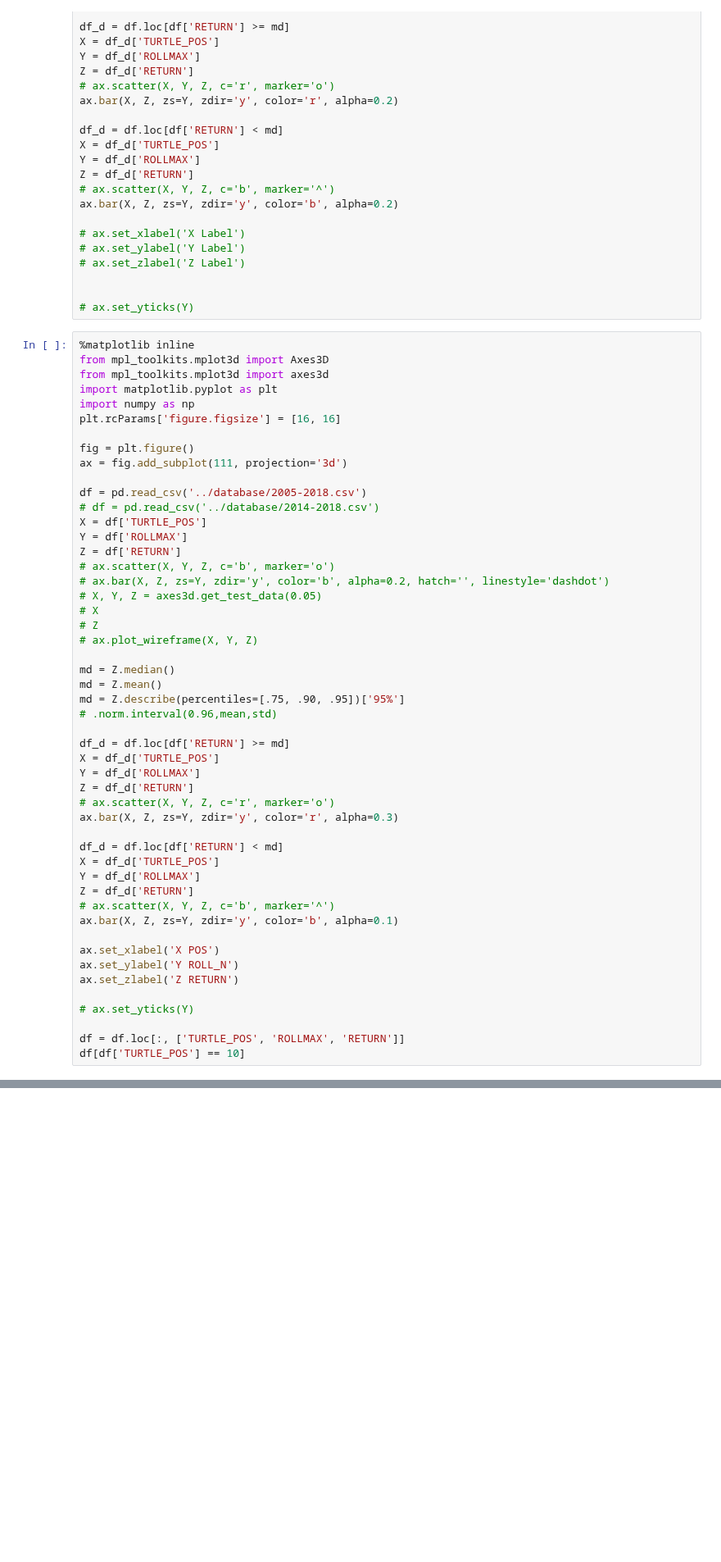
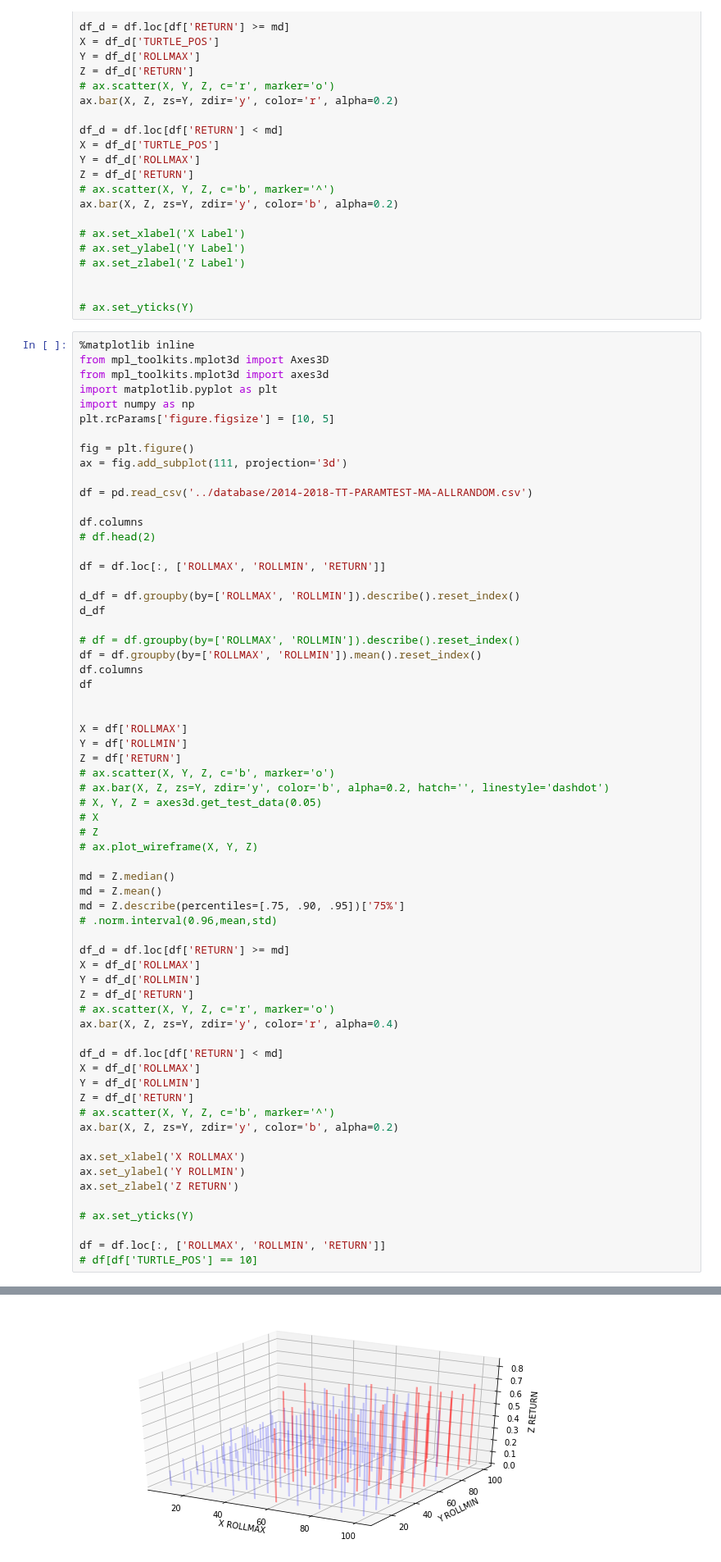
Before and after one commit to dxcv/ML4M, a Jupyter notebook: notebook/test.ipynb, the cells around one changed output, grey strips where cells are left out. Shown at 82% size. Cells and saved outputs as stored; diff of their text form; blank space fills up the shorter version.

```diff
--- a/notebook/test.ipynb
+++ b/notebook/test.ipynb
@@ -277,15 +277,29 @@ from mpl_toolkits.mplot3d import Axes3D
 from mpl_toolkits.mplot3d import axes3d
 import matplotlib.pyplot as plt
 import numpy as np
-plt.rcParams['figure.figsize'] = [16, 16]
+plt.rcParams['figure.figsize'] = [10, 5]
 
 fig = plt.figure()
 ax = fig.add_subplot(111, projection='3d')
 
-df = pd.read_csv('../database/2005-2018.csv')
-# df = pd.read_csv('../database/2014-2018.csv')
-X = df['TURTLE_POS']
-Y = df['ROLLMAX']
+df = pd.read_csv('../database/2014-2018-TT-PARAMTEST-MA-ALLRANDOM.csv')
+
+df.columns
+# df.head(2)
+
+df = df.loc[:, ['ROLLMAX', 'ROLLMIN', 'RETURN']]
+
+d_df = df.groupby(by=['ROLLMAX', 'ROLLMIN']).describe().reset_index()
+d_df
+
+# df = df.groupby(by=['ROLLMAX', 'ROLLMIN']).describe().reset_index()
+df = df.groupby(by=['ROLLMAX', 'ROLLMIN']).mean().reset_index()
+df.columns
+df
+
+
+X = df['ROLLMAX']
+Y = df['ROLLMIN']
 Z = df['RETURN']
 # ax.scatter(X, Y, Z, c='b', marker='o')
 # ax.bar(X, Z, zs=Y, zdir='y', color='b', alpha=0.2, hatch='', linestyle='dashdot')
@@ -296,28 +310,29 @@ Z = df['RETURN']
 
 md = Z.median()
 md = Z.mean()
-md = Z.describe(percentiles=[.75, .90, .95])['95%']
+md = Z.describe(percentiles=[.75, .90, .95])['75%']
 # .norm.interval(0.96,mean,std)
 
 df_d = df.loc[df['RETURN'] >= md]
-X = df_d['TURTLE_POS']
-Y = df_d['ROLLMAX']
+X = df_d['ROLLMAX']
+Y = df_d['ROLLMIN']
 Z = df_d['RETURN']
 # ax.scatter(X, Y, Z, c='r', marker='o')
-ax.bar(X, Z, zs=Y, zdir='y', color='r', alpha=0.3)
+ax.bar(X, Z, zs=Y, zdir='y', color='r', alpha=0.4)
 
 df_d = df.loc[df['RETURN'] < md]
-X = df_d['TURTLE_POS']
-Y = df_d['ROLLMAX']
+X = df_d['ROLLMAX']
+Y = df_d['ROLLMIN']
 Z = df_d['RETURN']
 # ax.scatter(X, Y, Z, c='b', marker='^')
-ax.bar(X, Z, zs=Y, zdir='y', color='b', alpha=0.1)
+ax.bar(X, Z, zs=Y, zdir='y', color='b', alpha=0.2)
 
-ax.set_xlabel('X POS')
-ax.set_ylabel('Y ROLL_N')
+ax.set_xlabel('X ROLLMAX')
+ax.set_ylabel('Y ROLLMIN')
 ax.set_zlabel('Z RETURN')
 
 # ax.set_yticks(Y)
 
-df = df.loc[:, ['TURTLE_POS', 'ROLLMAX', 'RETURN']]
-df[df['TURTLE_POS'] == 10]
+df = df.loc[:, ['ROLLMAX', 'ROLLMIN', 'RETURN']]
+# df[df['TURTLE_POS'] == 10]
+# %% [output]
@@ -324,3 +388,4 @@ df[df['TURTLE_POS'] == 10]
+[figure, added]
 # %%
 start_date = '2017-01-02'
 end_date = '2018-08-01'
```
Also changed, not shown: parts of 1 cell of this notebook, 3 other files.
